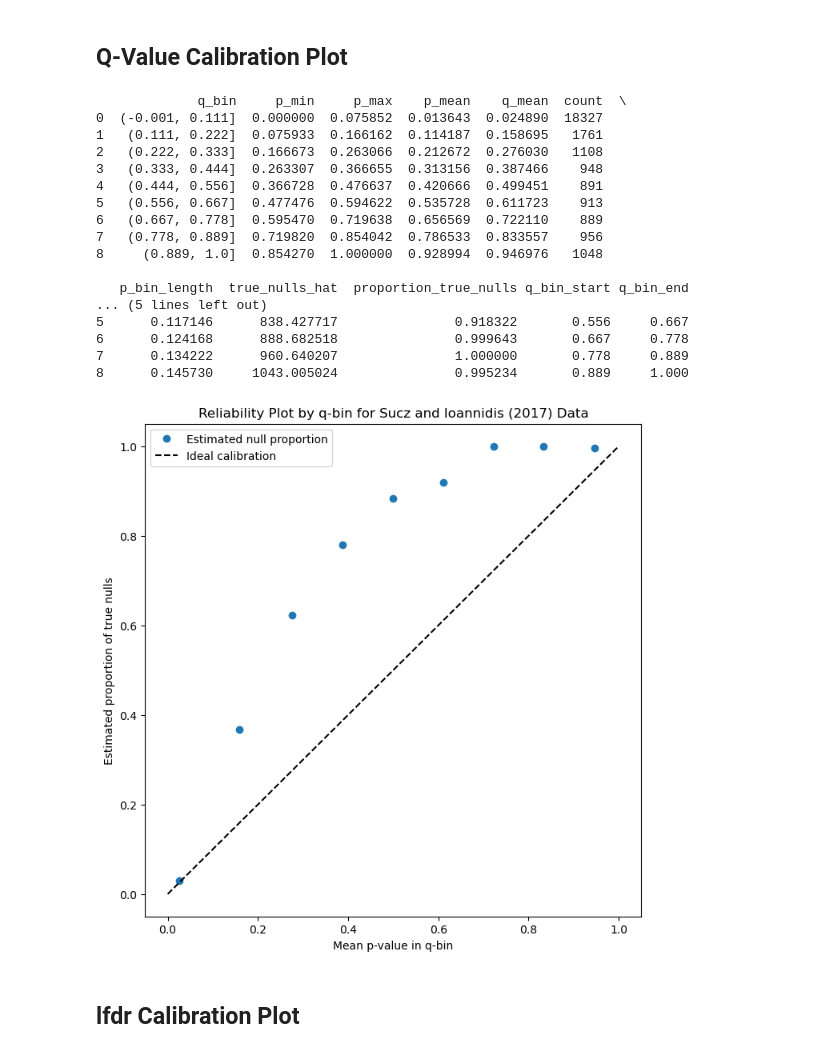
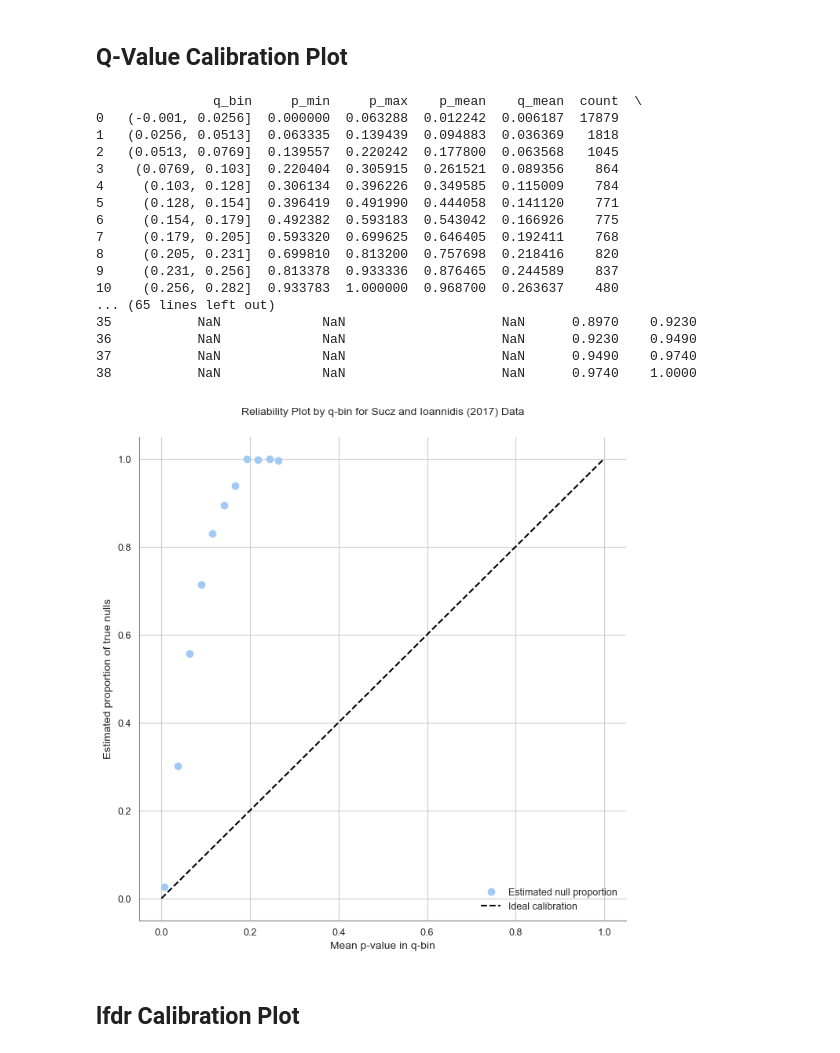
Before and after one commit to adway/eb-denoising, a Jupyter notebook: notebooks/calibration-plots.ipynb, the cells around one changed output. Cells and saved outputs as stored; diff of their text form; code cells hidden in the pictures.

```diff
--- a/notebooks/calibration-plots.ipynb
+++ b/notebooks/calibration-plots.ipynb
@@ -192,24 +225,22 @@ def qvalues(pvals, lam=0.5):
     pi0 = min(pi0, 1.0)
 
     # compute initial q-values (i.e. pFDRs for each p-value)
-    qvals = m * p_sorted / np.arange(1, m + 1)
+    qvals = pi0 * m * p_sorted / np.arange(1, m + 1)
 
     # enforce monotonicity by taking minimum at each step
     qvals = np.minimum.accumulate(qvals[::-1])[::-1]
     qvals = np.minimum(qvals, 1.0)
 
     # return in original order
-    # q_original = np.empty_like(qvals)
-    # q_original[order] = qvals
-
-    q_original = qvals[np.argsort(order)]
+    q_original = np.empty_like(qvals)
+    q_original[order] = qvals
 
     return q_original
 
 df['q_value'] = qvalues(df['p_value'])
 # %%
 # q-value bins
-bins = np.linspace(0, 1, 10)
+bins = np.linspace(0, 1, 40)
 
 # put q-values into bins
 df["q_bin"] = pd.cut(df["q_value"], bins=bins, include_lowest=True, right=True)
@@ -230,51 +261,58 @@ q_bin_stats = (
 # empirical p-range length induced by each q-bin
 q_bin_stats["p_bin_length"] = q_bin_stats["p_max"] - q_bin_stats["p_min"]
 
 # expected number of nulls in that p-interval under Storey's estimate
 q_bin_stats["true_nulls_hat"] = pi_hat_0 * m * q_bin_stats["p_bin_length"]
 
 # estimated null proportion within the q-bin
 q_bin_stats["proportion_true_nulls"] = np.minimum(
     q_bin_stats["true_nulls_hat"] / q_bin_stats["count"],
     1.0
 )
 
+# optional: q-bin endpoints for reference
 q_bin_stats["q_bin_start"] = q_bin_stats["q_bin"].apply(lambda x: x.left)
 q_bin_stats["q_bin_end"] = q_bin_stats["q_bin"].apply(lambda x: x.right)
 
 print(q_bin_stats)
 
 plt.figure(figsize=(8, 8))
 
 plt.plot(q_bin_stats["q_mean"], q_bin_stats["proportion_true_nulls"], "o", label="Estimated null proportion")
 
+# # add vertical dashed red lines at p_min and p_max
+# for _, row in q_bin_stats.iterrows():
+#     plt.axvline(row["p_min"], color="red", linestyle="--", alpha=0.4)
+#     plt.axvline(row["p_max"], color="red", linestyle="--", alpha=0.4)
+
+# 45-degree reference line
 plt.plot([0, 1], [0, 1], "k--", label="Ideal calibration")
 
 plt.xlabel("Mean p-value in q-bin")
 plt.ylabel("Estimated proportion of true nulls")
 plt.title("Reliability Plot by q-bin for Sucz and Ioannidis (2017) Data")
 
 plt.legend()
 plt.show()
 # %% [output]
-             q_bin     p_min     p_max    p_mean    q_mean  count  \
-0  (-0.001, 0.111]  0.000000  0.075852  0.013643  0.024890  18327
-1   (0.111, 0.222]  0.075933  0.166162  0.114187  0.158695   1761
-2   (0.222, 0.333]  0.166673  0.263066  0.212672  0.276030   1108
-3   (0.333, 0.444]  0.263307  0.366655  0.313156  0.387466    948
-4   (0.444, 0.556]  0.366728  0.476637  0.420666  0.499451    891
-5   (0.556, 0.667]  0.477476  0.594622  0.535728  0.611723    913
-6   (0.667, 0.778]  0.595470  0.719638  0.656569  0.722110    889
-7   (0.778, 0.889]  0.719820  0.854042  0.786533  0.833557    956
-8     (0.889, 1.0]  0.854270  1.000000  0.928994  0.946976   1048
-
-   p_bin_length  true_nulls_hat  proportion_true_nulls q_bin_start q_bin_end
-... (5 lines left out)
-5      0.117146      838.427717               0.918322       0.556     0.667
-6      0.124168      888.682518               0.999643       0.667     0.778
-7      0.134222      960.640207               1.000000       0.778     0.889
-8      0.145730     1043.005024               0.995234       0.889     1.000
+               q_bin     p_min     p_max    p_mean    q_mean  count  \
+0   (-0.001, 0.0256]  0.000000  0.063288  0.012242  0.006187  17879
+1   (0.0256, 0.0513]  0.063335  0.139439  0.094883  0.036369   1818
+2   (0.0513, 0.0769]  0.139557  0.220242  0.177800  0.063568   1045
+3    (0.0769, 0.103]  0.220404  0.305915  0.261521  0.089356    864
+4     (0.103, 0.128]  0.306134  0.396226  0.349585  0.115009    784
+5     (0.128, 0.154]  0.396419  0.491990  0.444058  0.141120    771
+6     (0.154, 0.179]  0.492382  0.593183  0.543042  0.166926    775
+7     (0.179, 0.205]  0.593320  0.699625  0.646405  0.192411    768
+8     (0.205, 0.231]  0.699810  0.813200  0.757698  0.218416    820
+9     (0.231, 0.256]  0.813378  0.933336  0.876465  0.244589    837
+10    (0.256, 0.282]  0.933783  1.000000  0.968700  0.263637    480
+... (65 lines left out)
+35           NaN             NaN                    NaN      0.8970    0.9230
+36           NaN             NaN                    NaN      0.9230    0.9490
+37           NaN             NaN                    NaN      0.9490    0.9740
+38           NaN             NaN                    NaN      0.9740    1.0000
-[figure, old version]
+[figure, new version]
 # %% [markdown]
 ## lfdr Calibration Plot
 # %%
```
Also changed, not shown: parts of 14 cells of this notebook, 12 other files.
